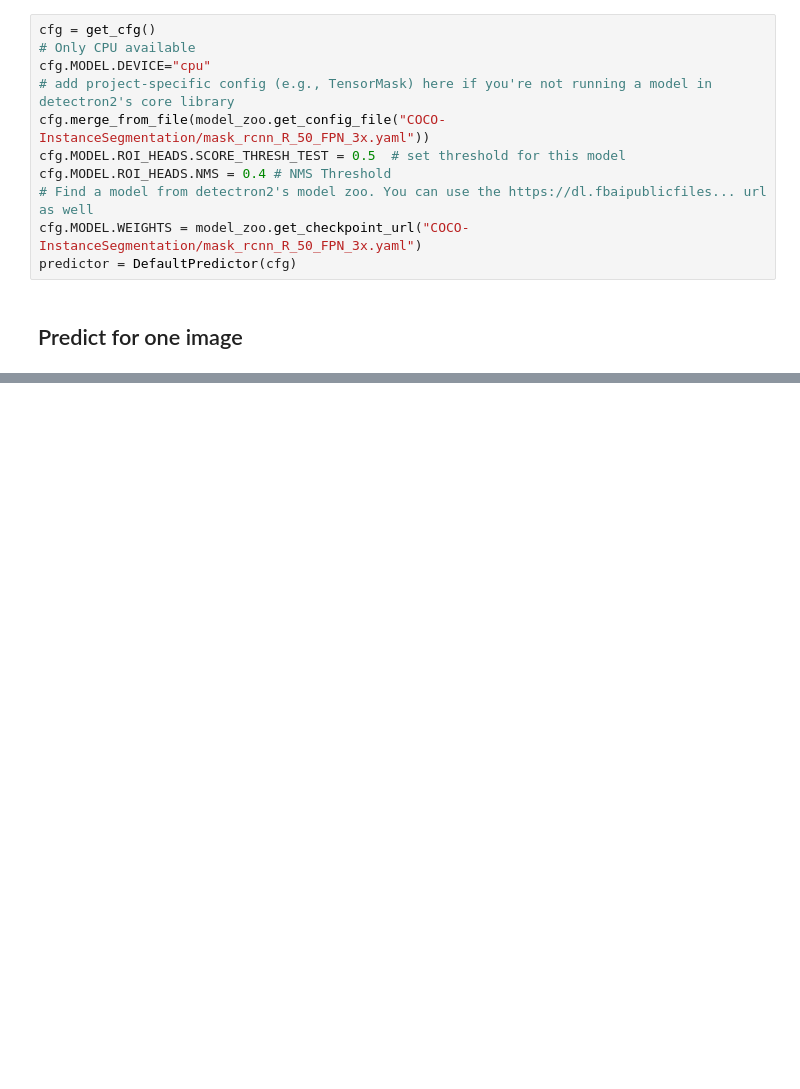
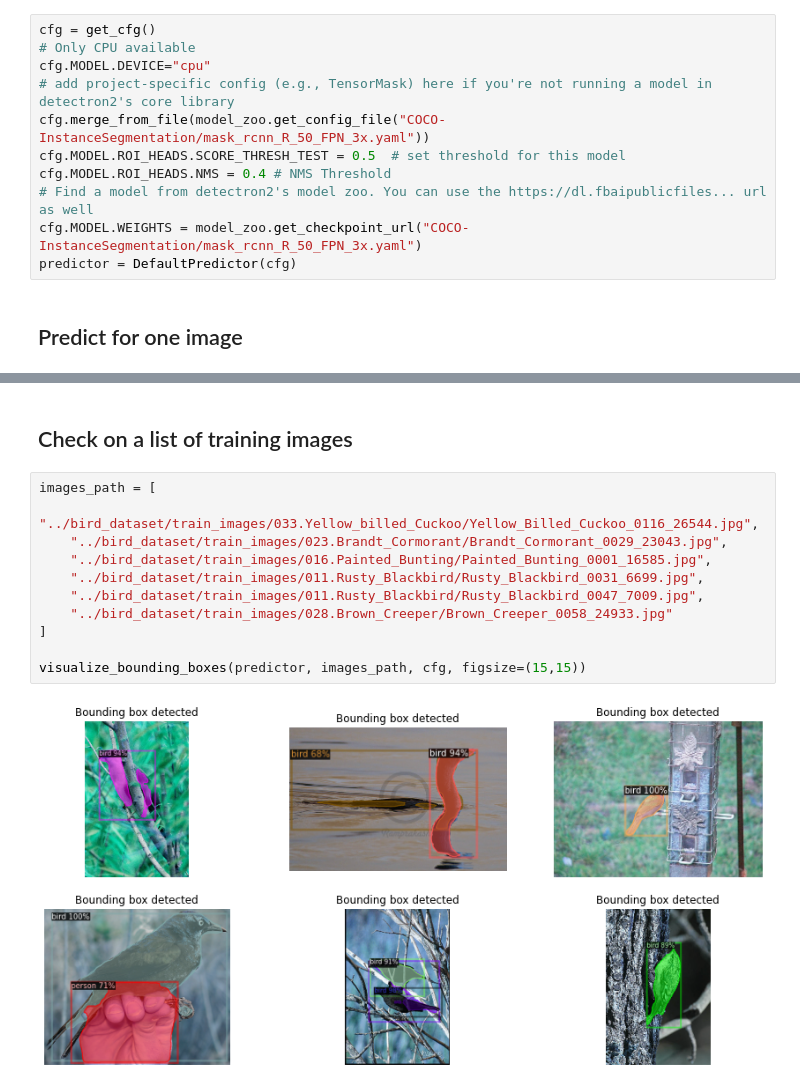
Before and after one commit to chloeskt/recvis21_a3, a Jupyter notebook: notebooks/Mask_RCNN.ipynb, the cells around one changed output, grey strips where cells are left out. Saved outputs shown, nothing was run; the diff lists cells and outputs as text; blank space fills up the shorter version.

```diff
--- a/notebooks/Mask_RCNN.ipynb
+++ b/notebooks/Mask_RCNN.ipynb
@@ -118,0 +119,15 @@ plt.show()
+# %% [markdown]
+## Check on a list of training images
+# %%
+images_path = [
+    "../bird_dataset/train_images/033.Yellow_billed_Cuckoo/Yellow_Billed_Cuckoo_0116_26544.jpg",
+    "../bird_dataset/train_images/023.Brandt_Cormorant/Brandt_Cormorant_0029_23043.jpg",
+    "../bird_dataset/train_images/016.Painted_Bunting/Painted_Bunting_0001_16585.jpg",
+    "../bird_dataset/train_images/011.Rusty_Blackbird/Rusty_Blackbird_0031_6699.jpg",
+    "../bird_dataset/train_images/011.Rusty_Blackbird/Rusty_Blackbird_0047_7009.jpg",
+    "../bird_dataset/train_images/028.Brown_Creeper/Brown_Creeper_0058_24933.jpg"
+]
+
+visualize_bounding_boxes(predictor, images_path, cfg, figsize=(15,15))
+# %% [output]
+[figure, added]
```
Also changed, not shown: parts of 5 cells of this notebook, 1 other file.
